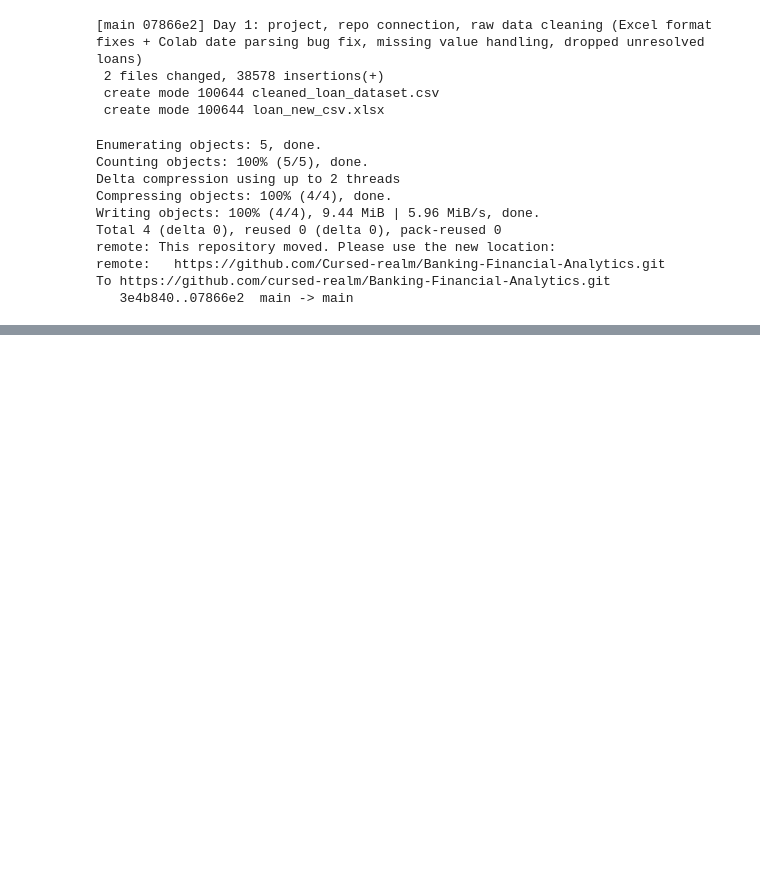
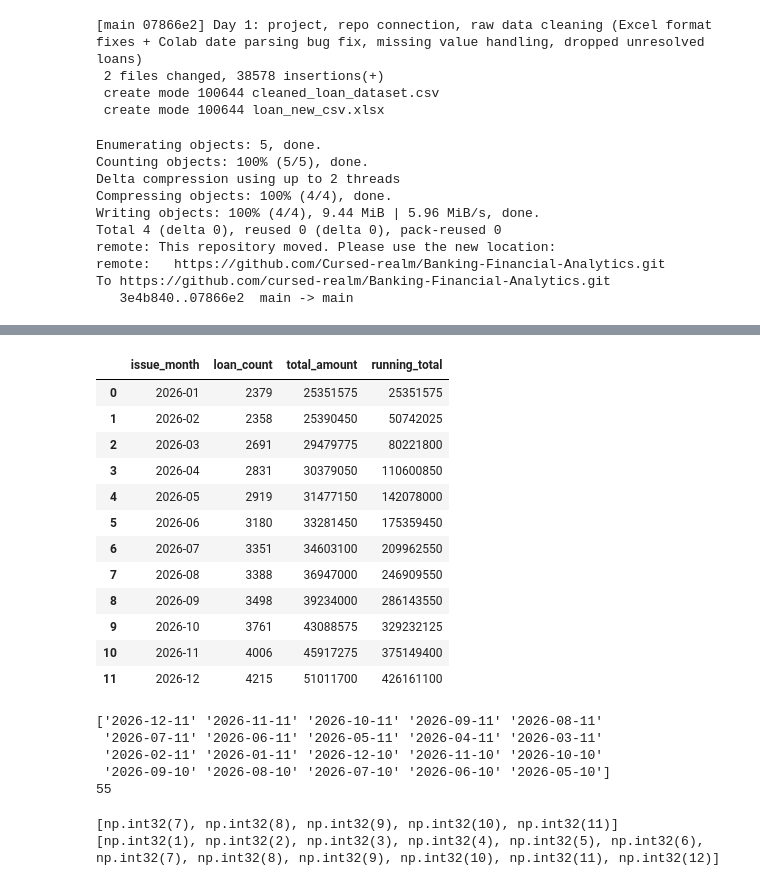
Before and after one commit to Cursed-realm/Banking-Financial-Analytics, a Jupyter notebook: Banking_Financial_Analytics.ipynb, the cells around one changed output, grey strips where cells are left out. Cells and saved outputs as stored; diff of their text form; code cells hidden in the pictures; blank space fills up the shorter version.

```diff
--- a/Banking_Financial_Analytics.ipynb
+++ b/Banking_Financial_Analytics.ipynb
@@ -195,0 +342,49 @@ To https://github.com/cursed-realm/Banking-Financial-Analytics.git
+# %%
+df['issue_d'] = pd.to_datetime(df['issue_d'])
+df.to_sql('loans', conn, if_exists='replace', index=False)
+
+query = """
+WITH monthly AS (
+    SELECT strftime('%Y-%m', issue_d) as issue_month,
+           COUNT(*) as loan_count,
+           SUM(loan_amnt) as total_amount
+    FROM loans
+    GROUP BY issue_month
+)
+SELECT issue_month, loan_count, total_amount,
+       SUM(total_amount) OVER (ORDER BY issue_month) as running_total
+FROM monthly
+ORDER BY issue_month
+"""
+pd.read_sql(query, conn)
+# %% [output]
+|  | issue_month | loan_count | total_amount | running_total |
+| 0 | 2026-01 | 2379 | 25351575 | 25351575 |
+| 1 | 2026-02 | 2358 | 25390450 | 50742025 |
+| 2 | 2026-03 | 2691 | 29479775 | 80221800 |
+| 3 | 2026-04 | 2831 | 30379050 | 110600850 |
+| 4 | 2026-05 | 2919 | 31477150 | 142078000 |
+| 5 | 2026-06 | 3180 | 33281450 | 175359450 |
+| 6 | 2026-07 | 3351 | 34603100 | 209962550 |
+| 7 | 2026-08 | 3388 | 36947000 | 246909550 |
+| 8 | 2026-09 | 3498 | 39234000 | 286143550 |
+| 9 | 2026-10 | 3761 | 43088575 | 329232125 |
+| 10 | 2026-11 | 4006 | 45917275 | 375149400 |
+| 11 | 2026-12 | 4215 | 51011700 | 426161100 |
+# %%
+df_check = pd.read_csv('cleaned_loan_dataset.csv')
+print(df_check['issue_d'].unique()[:20])
+print(df_check['issue_d'].nunique())
+# %% [output]
+['2026-12-11' '2026-11-11' '2026-10-11' '2026-09-11' '2026-08-11'
+ '2026-07-11' '2026-06-11' '2026-05-11' '2026-04-11' '2026-03-11'
+ '2026-02-11' '2026-01-11' '2026-12-10' '2026-11-10' '2026-10-10'
+ '2026-09-10' '2026-08-10' '2026-07-10' '2026-06-10' '2026-05-10']
+55
+# %%
+df_check['issue_d'] = pd.to_datetime(df_check['issue_d'])
+print(sorted(df_check['issue_d'].dt.day.unique()))
+print(sorted(df_check['issue_d'].dt.month.unique()))
+# %% [output]
+[np.int32(7), np.int32(8), np.int32(9), np.int32(10), np.int32(11)]
+[np.int32(1), np.int32(2), np.int32(3), np.int32(4), np.int32(5), np.int32(6), np.int32(7), np.int32(8), np.int32(9), np.int32(10), np.int32(11), np.int32(12)]
```
Also changed, not shown: parts of 32 cells of this notebook.
